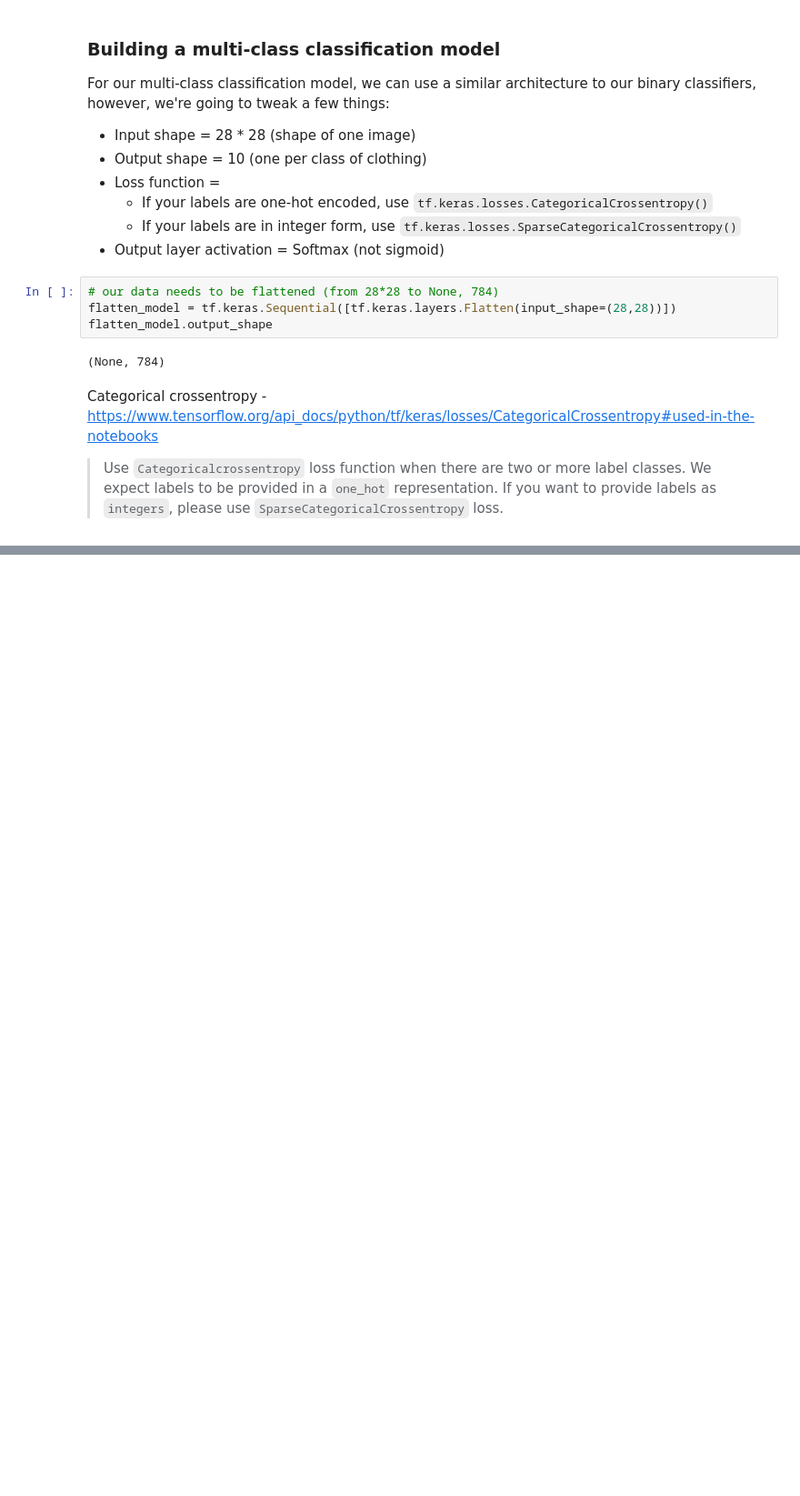
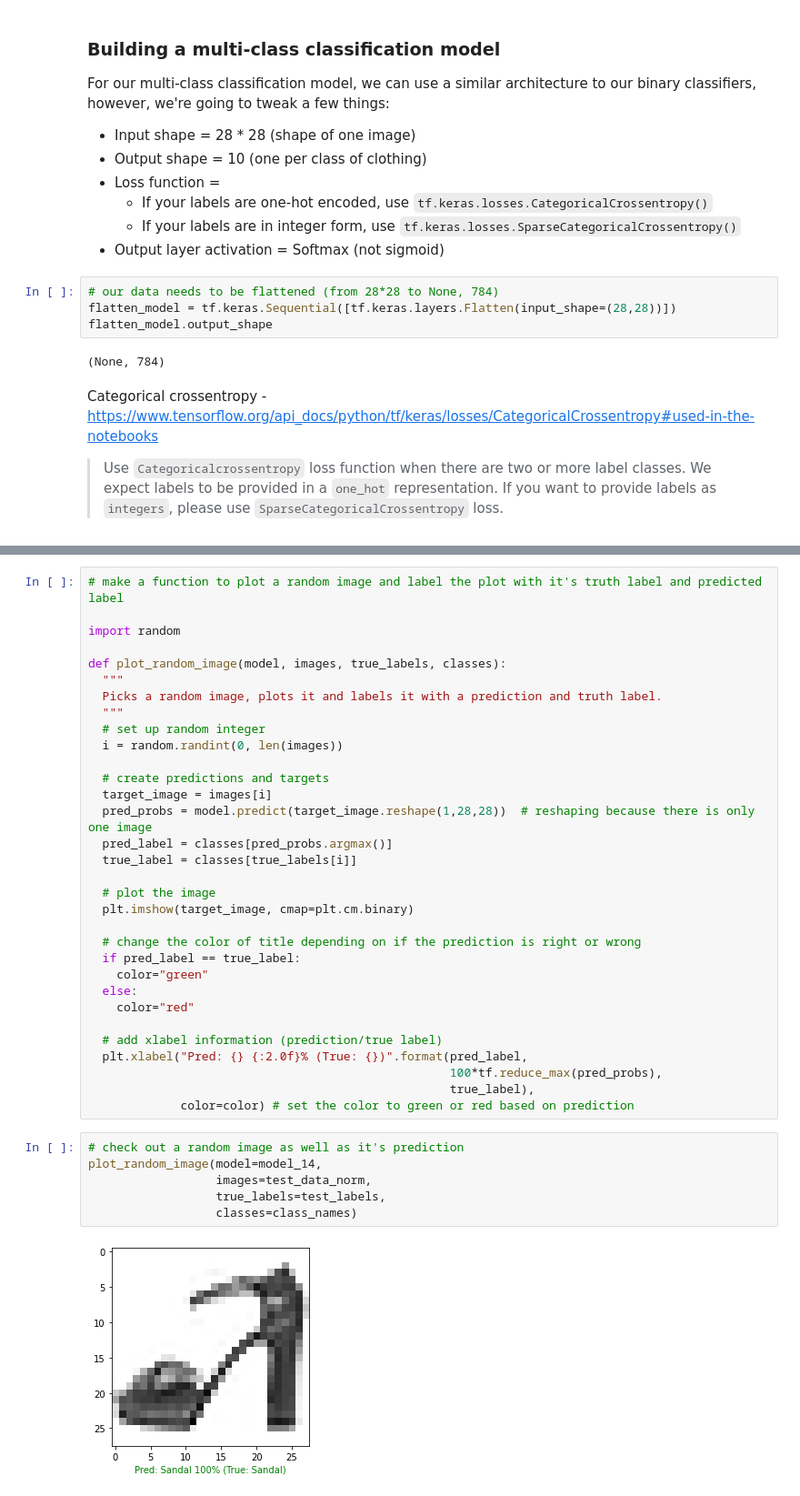
Before and after one commit to shaluc04/tensorflow-for-deeplearning, a Jupyter notebook: 02_neural_network_classification_with_tensorflow.ipynb, the cells around one changed output, grey strips where cells are left out. Shown: that part at 91% size. Saved outputs shown, nothing was run; the diff lists cells and outputs as text; blank space fills up the shorter version.

```diff
--- a/02_neural_network_classification_with_tensorflow.ipynb
+++ b/02_neural_network_classification_with_tensorflow.ipynb
@@ -1140,0 +1465,40 @@ Epoch 10/10
+# %%
+# make a function to plot a random image and label the plot with it's truth label and predicted label
+
+import random
+
+def plot_random_image(model, images, true_labels, classes):
+  """
+  Picks a random image, plots it and labels it with a prediction and truth label.
+  """
+  # set up random integer
+  i = random.randint(0, len(images))
+
+  # create predictions and targets
+  target_image = images[i]
+  pred_probs = model.predict(target_image.reshape(1,28,28))  # reshaping because there is only one image
+  pred_label = classes[pred_probs.argmax()]
+  true_label = classes[true_labels[i]]
+
+  # plot the image
+  plt.imshow(target_image, cmap=plt.cm.binary)
+
+  # change the color of title depending on if the prediction is right or wrong
+  if pred_label == true_label:
+    color="green"
+  else:
+    color="red"
+
+  # add xlabel information (prediction/true label)
+  plt.xlabel("Pred: {} {:2.0f}% (True: {})".format(pred_label,
+                                                   100*tf.reduce_max(pred_probs),
+                                                   true_label),
+             color=color) # set the color to green or red based on prediction
+# %%
+# check out a random image as well as it's prediction
+plot_random_image(model=model_14,
+                  images=test_data_norm,
+                  true_labels=test_labels,
+                  classes=class_names)
+# %% [output]
+[figure, added]
```
Also changed, not shown: parts of 46 cells of this notebook.
